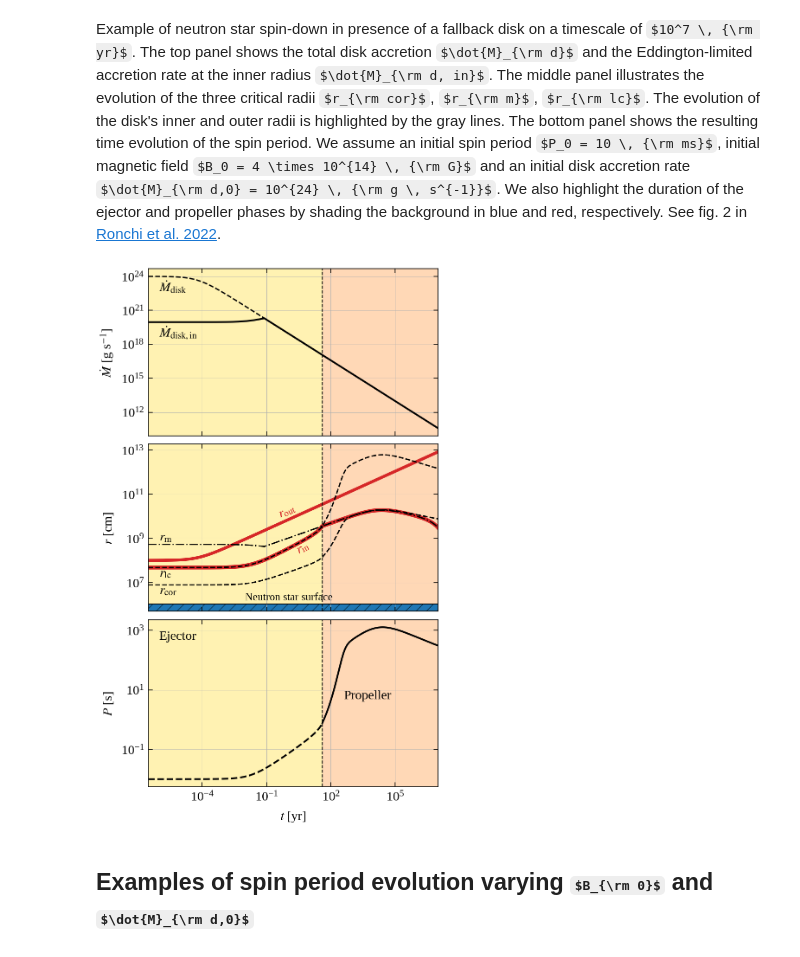
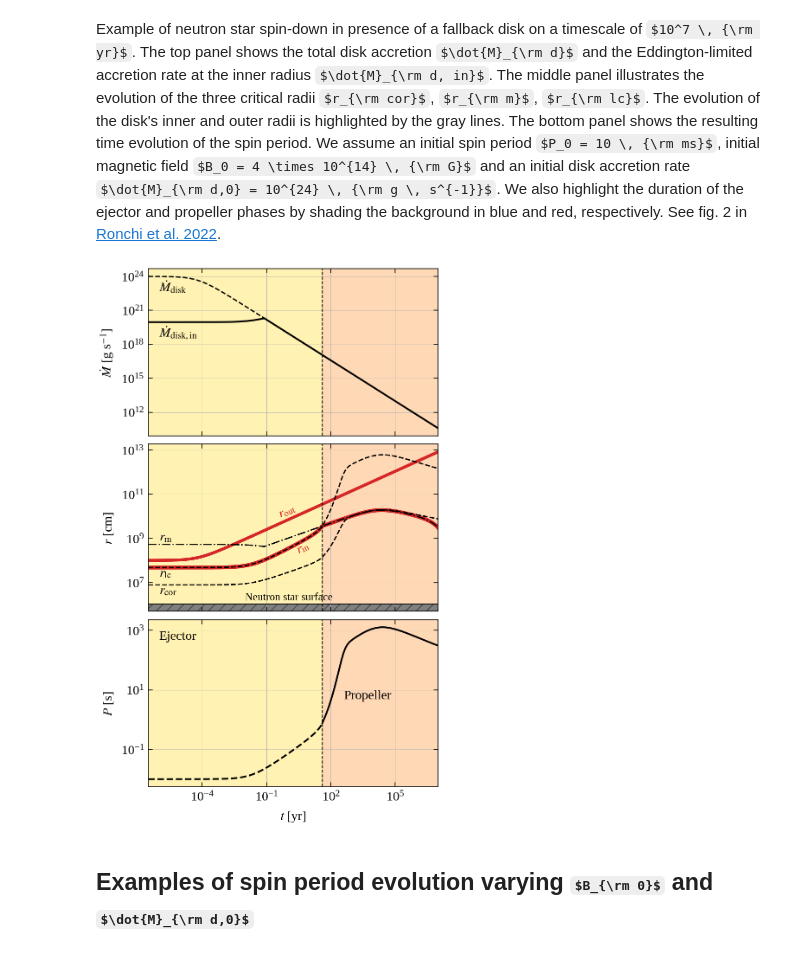
Before and after one commit to MicheleRonchi/pulsar_fallback, a Jupyter notebook: propeller_parameter_search_Bdecay.ipynb, the cells around one changed output. Saved outputs shown, nothing was run; the diff lists cells and outputs as text; code cells hidden in the pictures; some formulas as TeX source.

Commit message:
Some small changes in a plot.

```diff
--- a/propeller_parameter_search_Bdecay.ipynb
+++ b/propeller_parameter_search_Bdecay.ipynb
@@ -768,7 +768,7 @@ ax2.axhline(
     y=NS_radius, color="black", linestyle="-", linewidth=2, rasterized=True,
 )
 ax2.axhspan(
-    ymin=0.0, ymax=NS_radius, facecolor="tab:blue", hatch="/", alpha=1, rasterized=True,
+    ymin=0.0, ymax=NS_radius, facecolor="tab:gray", hatch="/", alpha=1, rasterized=True,
 )
 ax2.text(1.0e-6, r_m[0] * 1.5, r"$r_{\rm m}$", fontsize=30, rotation=0, color="black")
 ax2.text(1.0e-6, r_lc[0] / 2.5, r"$r_{\rm lc}$", fontsize=30, rotation=0, color="black")
@@ -798,34 +798,34 @@ ax3.plot(
 ax3.plot(
     np.ma.masked_where(mask2, time),
     np.ma.masked_where(mask2, P),
     color="black",
     linestyle="--",
     linewidth=4,
     rasterized=True,
 )
 
 ax3.axvline(
     x=t_prop, color="black", linestyle="--", linewidth=2, rasterized=True,
 )
 ax3.axvspan(
     xmin=10 / const.YR_TO_S,
     xmax=t_prop,
     facecolor="gold",
     alpha=0.3,
     rasterized=True,
 )
 ax3.axvspan(
     xmin=t_prop, xmax=t_max, facecolor="tab:orange", alpha=0.3, rasterized=True,
 )
 
 ax1.grid()
 ax2.grid()
 ax3.grid()
 
 fig.savefig("propeller_evolution_ex_Bdecay.pdf", bbox_inches="tight")
 plt.show()
 # %% [output]
-[figure, old version]
+[figure, new version]
 # %% [markdown]
 ## Examples of spin period evolution varying $B_{\rm 0}$ and $\dot{M}_{\rm d,0}$
 # %%
```
